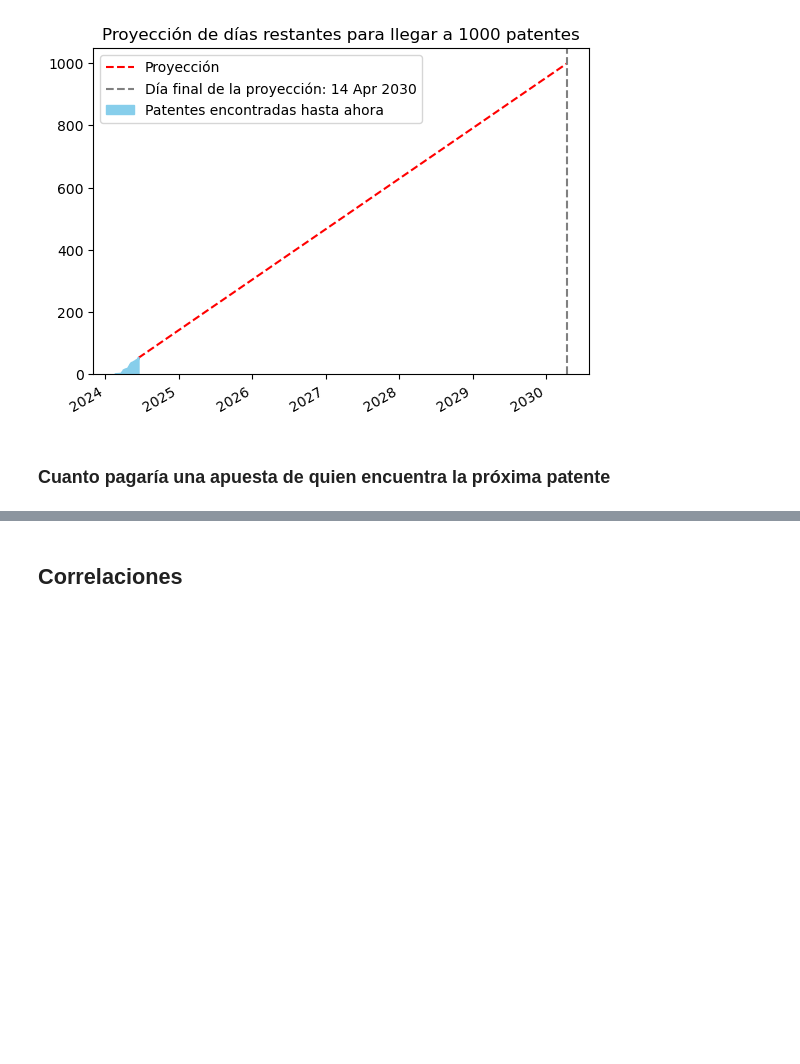
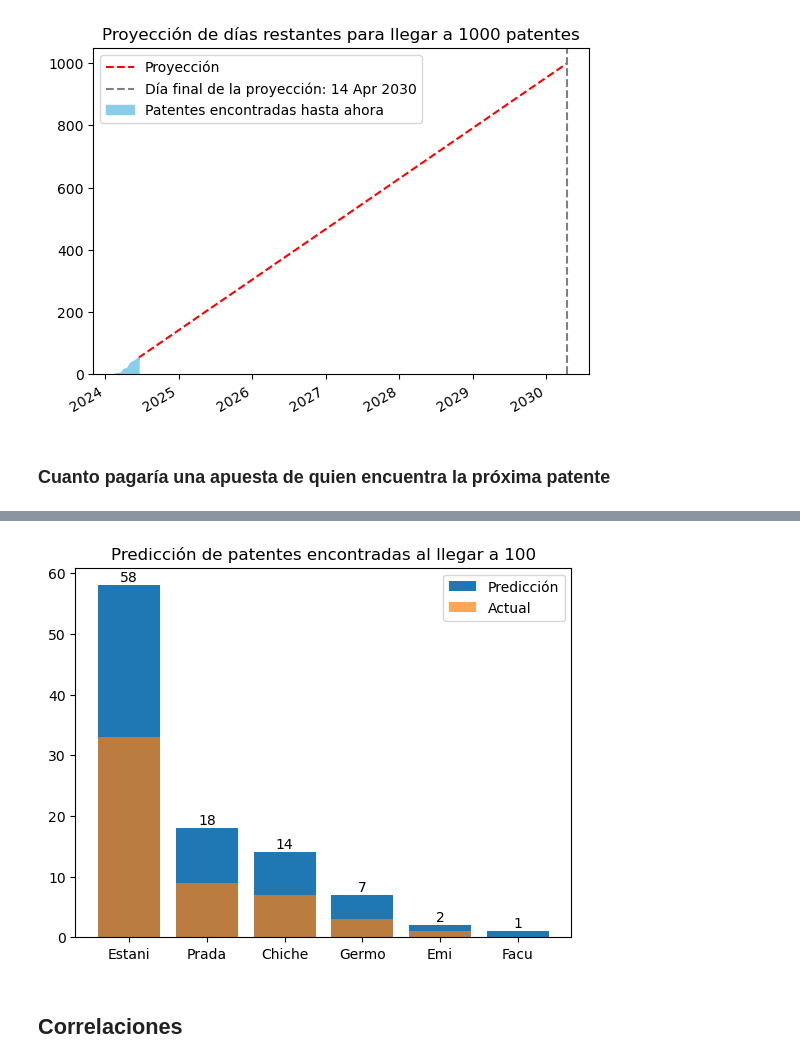
Before and after one commit to PradaJoaquin/patentamens, a Jupyter notebook: patentamens.ipynb, the cells around one changed output, grey strips where cells are left out. Saved outputs shown, nothing was run; the diff lists cells and outputs as text; code cells hidden in the pictures; blank space fills up the shorter version.

```diff
--- a/patentamens.ipynb
+++ b/patentamens.ipynb
@@ -452,3 +508,84 @@ plot_end_day_proyection(df.copy(deep=True))
+# %%
+import random
+
+def calculate_odds_of_finding_the_next_patente_for_each_participant(df: pd.DataFrame):
+    patentes_found_by_participant = df.groupby("encontradaPor").size()
+
+    if "Facu" not in patentes_found_by_participant.index:
+        # Add Facu to the list of people :)
+        patentes_found_by_participant["Facu"] = 0
+
+    # We also need to add an Epsilon to avoid having a probability of 0
+    epsilon = 0.5
+
+    # Add epsilon to the number of patentes found by each participant
+    patentes_found_by_participant += epsilon
+
+    # Calculate the new total of adjusted patentes found
+    total_patentes_found = patentes_found_by_participant.sum()
+
+    # Calculate the odds of finding the next patente for each participant
+    odds_of_finding_next_patente = (
+        patentes_found_by_participant / total_patentes_found
+    )
+
+    return odds_of_finding_next_patente
+
+
+def plot_prediction_distribution_for_next_hundredth(df: pd.DataFrame):
+    found_by_participant = df.groupby("encontradaPor").size()
+
+    if "Facu" not in found_by_participant.index:
+        # Add Facu to the list of people :)
+        found_by_participant["Facu"] = 0
+
+    left_until_next_hundredth = 100 - (len(df) % 100)
+
+    # Calculate the odds of finding the next patente for each participant
+    odds_of_finding_next_patente = calculate_odds_of_finding_the_next_patente_for_each_participant(df)
+
+    # Complete the patentes found by each participant to the next hundredth
+    found_by_participant_prediction = found_by_participant.copy()
+    for _ in range(left_until_next_hundredth):
+        participant = random.choices(odds_of_finding_next_patente.index, odds_of_finding_next_patente)[0]
+        found_by_participant_prediction[participant] += 1
+
+    # Sort the participants by the number of patentes found
+    found_by_participant_prediction = found_by_participant_prediction.sort_values(ascending=False)
+
+    # Plot the distribution of the patentes found by each participant
+    plt.bar(
+        found_by_participant_prediction.index,
+        found_by_participant_prediction
+    )
+
+    # Plot the previous number of patentes found by each participant
+    plt.bar(
+        found_by_participant.index,
+        found_by_participant,
+        alpha=0.7,
+    )
+
+    # Put the number of patents found on top of the bars
+    biggest = found_by_participant_prediction.max()
+    space_between = biggest * 0.01  # 1% on top
+
+    for i in range(len(found_by_participant_prediction)):
+        plt.text(
+            i,
+            found_by_participant_prediction.values[i] + space_between,
+            found_by_participant_prediction.values[i],
+            ha="center",
+        )
+
+    plt.legend(["Predicción", "Actual"])
+
+    plt.title(f"Predicción de patentes encontradas al llegar a {len(df) + left_until_next_hundredth}")
+    plt.show()
+
+plot_prediction_distribution_for_next_hundredth(df.copy(deep=True))
+# %% [output]
+[figure, added]
 # %% [markdown]
 ## Correlaciones
 # %% [markdown]
```
Also changed, not shown: parts of 4 cells of this notebook.
